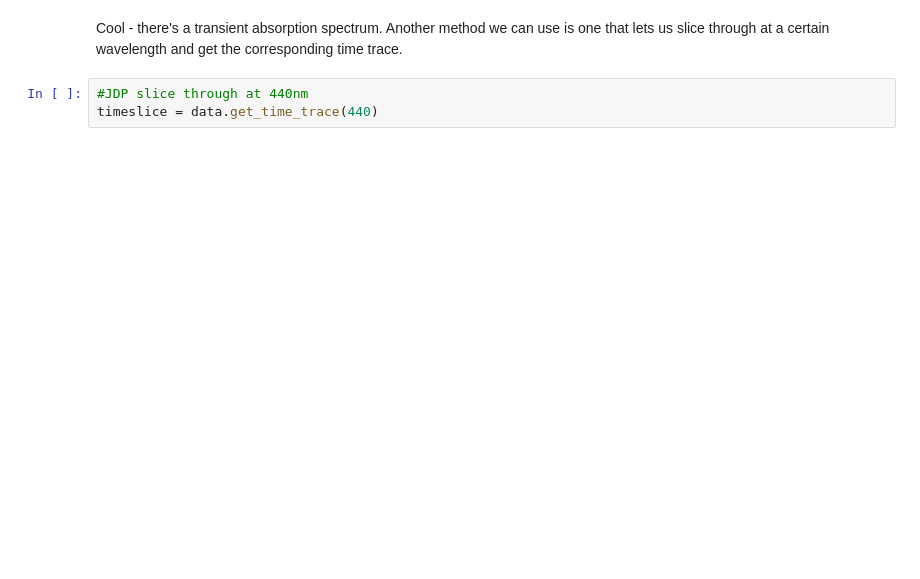
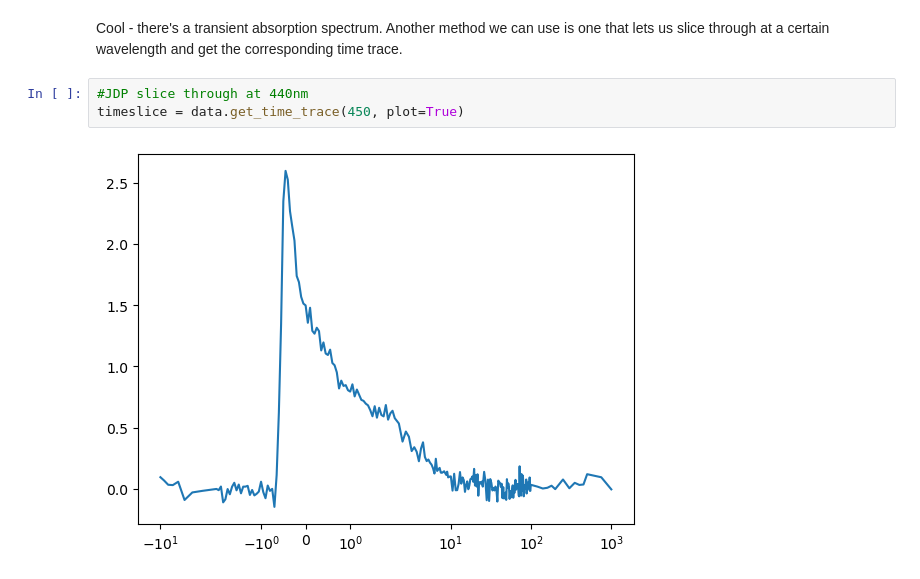
Before and after one commit to james-d-pickering/rugpeek, a Jupyter notebook: rugpeek_example.ipynb, the cells around one changed output. Saved outputs shown, nothing was run; the diff lists cells and outputs as text; blank space fills up the shorter version.

```diff
--- a/rugpeek_example.ipynb
+++ b/rugpeek_example.ipynb
@@ -40,7 +80,9 @@ data.peek()
 Cool - there's a transient absorption spectrum. Another method we can use is one that lets us slice through at a certain wavelength and get the corresponding time trace.
 # %%
 #JDP slice through at 440nm
-timeslice = data.get_time_trace(440)
+timeslice = data.get_time_trace(450, plot=True)
+# %% [output]
+[figure, added]
 # %%
 #JDP can you write the code to plot this trace against time - with labelled axes, and the time axis on a log scale?
 plt.figure()
```
Also changed, not shown: parts of 5 cells of this notebook, 1 other file.
